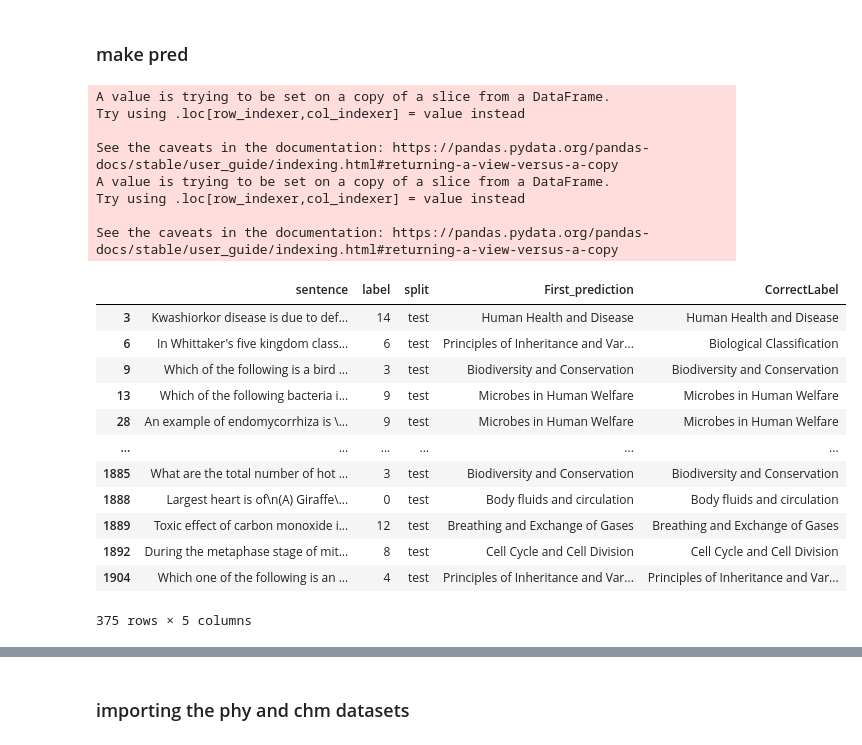
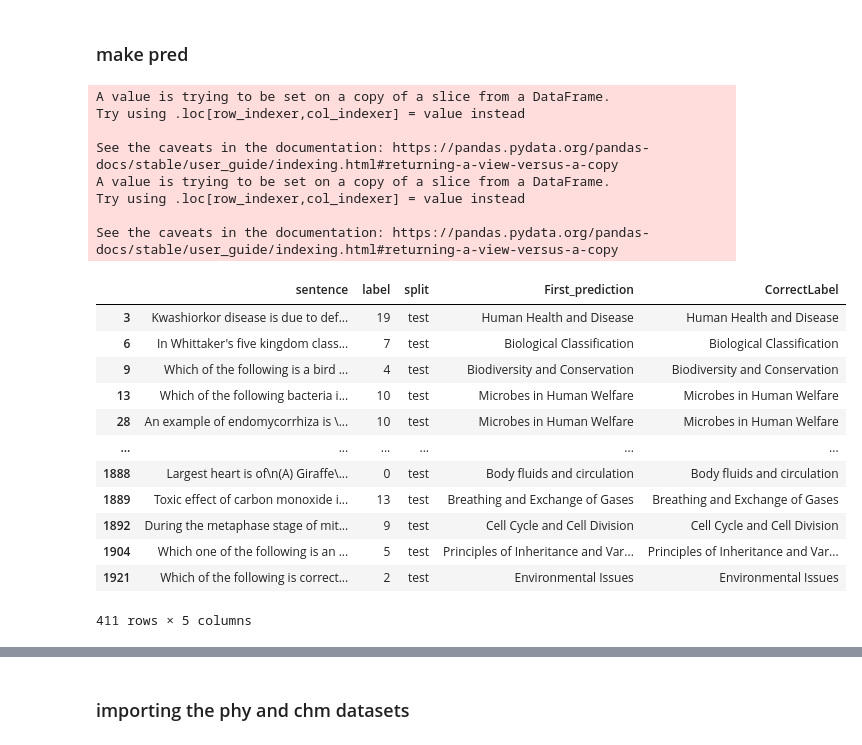
Before and after one commit to matrix101A/SpeedLabsNLP_project, a Jupyter notebook: calssification_project_final.ipynb, the cells around one changed output, grey strips where cells are left out. Drawn from its saved outputs; the diff is of its cells as text; code cells hidden in the pictures.

```diff
--- a/calssification_project_final.ipynb
+++ b/calssification_project_final.ipynb
@@ -531,0 +623,4 @@ def two_layer_NN_model(no_label = 10, max_len = 100 ):
+# %%
+vocab_size = 5000
+model = define_model_cnn(len_max = 140)
+model.summary()
@@ -1019,18 +1153,23 @@ import time
 # %% [markdown]
 ### doing preprocessing
 # %%
-merged_test_train_data= preProcessDeepLearning(example_data,trial_data,'ChapterName')
+trial_data,example_data = example_trial_split(bio_data)
+
+label_name= 'ChapterName'; # label name is the column used for prediction
+
+
+merged_test_train_data= preProcessDeepLearning(example_data,trial_data,label_name)
 # pass the chapter which you want as label in you data
 # it gives the merged train and test data with appropiate column nanmes
 
 uniq_label_list = merged_test_train_data['label'].unique().tolist()
 no_labels = len(uniq_label_list)
 merged_test_train_data['label_code'] = [uniq_label_list.index(label) for label in merged_test_train_data['label'].tolist()]
-chapter_mapping= merged_test_train_data[['label','label_code']]
+chapter_mapping= merged_test_train_data[['label','label_code']] # defining chapter_mappings beween chapterName and chapter label
 
 corpus=  merged_test_train_data
 corpus['label'] = corpus['label_code']
 corpus.drop('label_code',axis= 1, inplace = True)
 
-corpus ## This is final data to be used
+chapter_mapping
 # %% [output]
@@ -1332,4 +1272,4 @@ def run_cnn_model(no_labels, activation, kernel_size,train_x,test_x,train_test =
 # %%
-model_bio=  run_cnn_model(no_labels= no_labels, activation= 'tanh', kernel_size = 1,train_x=train_x ,test_x= test_x)
+model_bio_cnn=  run_cnn_model(no_labels= no_labels, activation= 'tanh', kernel_size = 1,train_x=train_x ,test_x= test_x,test_y=test_y)
 # %% [output]
 Epoch 1/60
@@ -1352,30 +1312,30 @@ Test Accuracy: 77.60000228881836
 # %% [markdown]
 ### make pred
 # %%
-predicted_df = make_pred(model_bio,test_x= test_x, corpus= corpus)
+predicted_df = make_pred(model_bio_cnn,test_x= test_x, corpus= corpus)
 predicted_df
 # %% [output]
 A value is trying to be set on a copy of a slice from a DataFrame.
 Try using .loc[row_indexer,col_indexer] = value instead
 
 See the caveats in the documentation: https://pandas.pydata.org/pandas-docs/stable/user_guide/indexing.html#returning-a-view-versus-a-copy
 A value is trying to be set on a copy of a slice from a DataFrame.
 Try using .loc[row_indexer,col_indexer] = value instead
 
 See the caveats in the documentation: https://pandas.pydata.org/pandas-docs/stable/user_guide/indexing.html#returning-a-view-versus-a-copy
 |  | sentence | label | split | First_prediction | CorrectLabel |
-| 3 | Kwashiorkor disease is due to def... | 14 | test | Human Health and Disease | Human Health and Disease |
-| 6 | In Whittaker's five kingdom class... | 6 | test | Principles of Inheritance and Var... | Biological Classification |
-| 9 | Which of the following is a bird ... | 3 | test | Biodiversity and Conservation | Biodiversity and Conservation |
-| 13 | Which of the following bacteria i... | 9 | test | Microbes in Human Welfare | Microbes in Human Welfare |
-| 28 | An example of endomycorrhiza is \... | 9 | test | Microbes in Human Welfare | Microbes in Human Welfare |
+| 3 | Kwashiorkor disease is due to def... | 19 | test | Human Health and Disease | Human Health and Disease |
+| 6 | In Whittaker's five kingdom class... | 7 | test | Biological Classification | Biological Classification |
+| 9 | Which of the following is a bird ... | 4 | test | Biodiversity and Conservation | Biodiversity and Conservation |
+| 13 | Which of the following bacteria i... | 10 | test | Microbes in Human Welfare | Microbes in Human Welfare |
+| 28 | An example of endomycorrhiza is \... | 10 | test | Microbes in Human Welfare | Microbes in Human Welfare |
 | ... | ... | ... | ... | ... | ... |
-| 1885 | What are the total number of hot ... | 3 | test | Biodiversity and Conservation | Biodiversity and Conservation |
 | 1888 | Largest heart is of\n(A) Giraffe\... | 0 | test | Body fluids and circulation | Body fluids and circulation |
-| 1889 | Toxic effect of carbon monoxide i... | 12 | test | Breathing and Exchange of Gases | Breathing and Exchange of Gases |
-| 1892 | During the metaphase stage of mit... | 8 | test | Cell Cycle and Cell Division | Cell Cycle and Cell Division |
-| 1904 | Which one of the following is an ... | 4 | test | Principles of Inheritance and Var... | Principles of Inheritance and Var... |
+| 1889 | Toxic effect of carbon monoxide i... | 13 | test | Breathing and Exchange of Gases | Breathing and Exchange of Gases |
+| 1892 | During the metaphase stage of mit... | 9 | test | Cell Cycle and Cell Division | Cell Cycle and Cell Division |
+| 1904 | Which one of the following is an ... | 5 | test | Principles of Inheritance and Var... | Principles of Inheritance and Var... |
+| 1921 | Which of the following is correct... | 2 | test | Environmental Issues | Environmental Issues |
-375 rows × 5 columns
+411 rows × 5 columns
 # %%
 predicted_df[predicted_df['First_prediction'] != predicted_df['CorrectLabel']]
 # %% [output]
```
Also changed, not shown: parts of 100 cells of this notebook, 2 other files.
